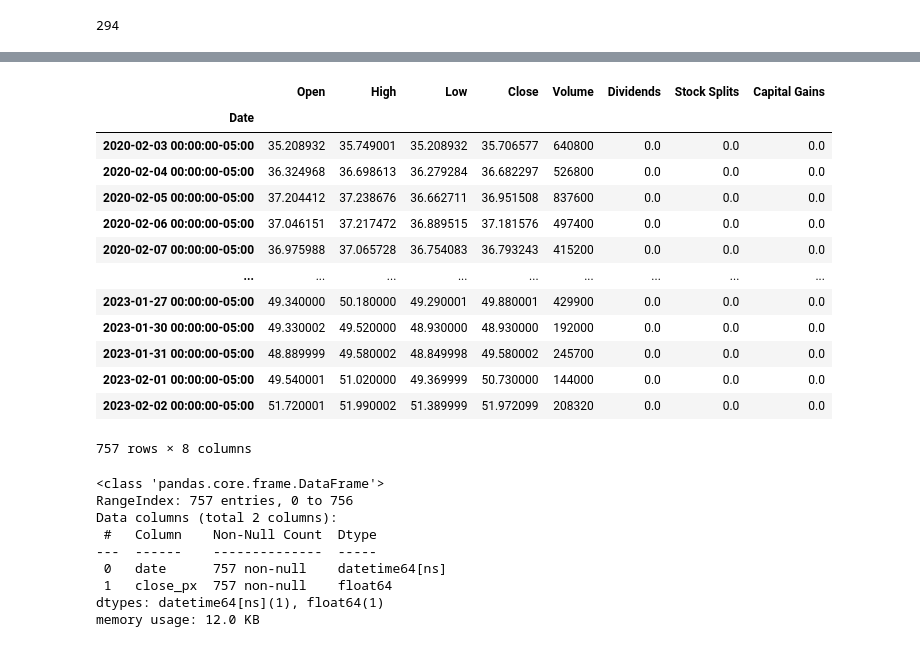
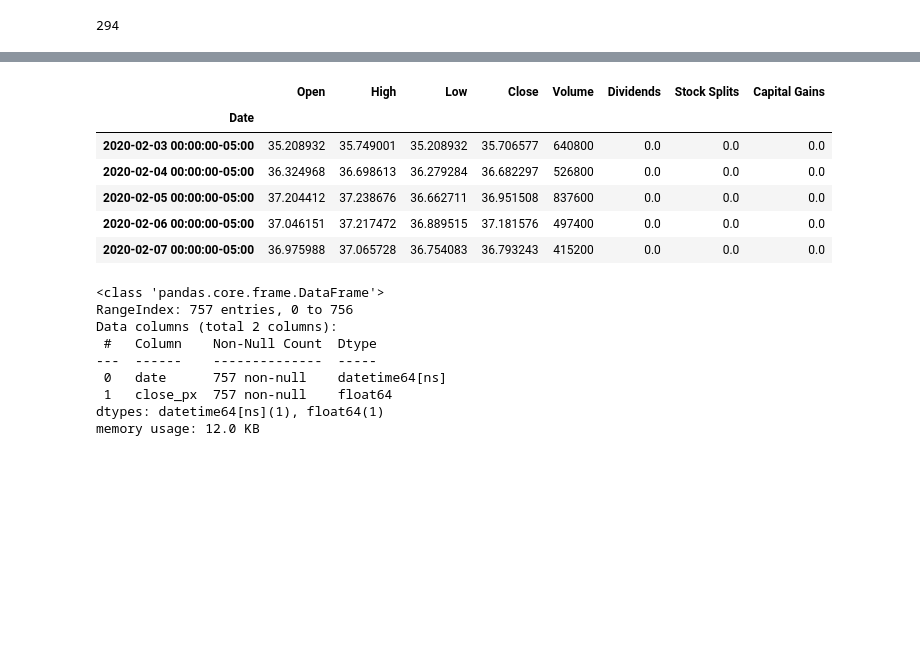
Before and after one commit to ntdoris/tech-layoffs-dashboard, a Jupyter notebook: modeling.ipynb, the cells around one changed output, grey strips where cells are left out. Saved outputs shown, nothing was run; the diff lists cells and outputs as text; code cells hidden in the pictures; blank space fills up the shorter version.

```diff
--- a/modeling.ipynb
+++ b/modeling.ipynb
@@ -506,22 +455,15 @@ memory usage: 261.8+ KB
 ixn = yf.Ticker("IXN")
 hist = ixn.history(period="3y")
 # %%
-hist
+hist.head()
 # %% [output]
 |  | Open | High | Low | Close | Volume | Dividends | Stock Splits | Capital Gains |
 | Date |  |  |  |  |  |  |  |  |
 | 2020-02-03 00:00:00-05:00 | 35.208932 | 35.749001 | 35.208932 | 35.706577 | 640800 | 0.0 | 0.0 | 0.0 |
 | 2020-02-04 00:00:00-05:00 | 36.324968 | 36.698613 | 36.279284 | 36.682297 | 526800 | 0.0 | 0.0 | 0.0 |
 | 2020-02-05 00:00:00-05:00 | 37.204412 | 37.238676 | 36.662711 | 36.951508 | 837600 | 0.0 | 0.0 | 0.0 |
 | 2020-02-06 00:00:00-05:00 | 37.046151 | 37.217472 | 36.889515 | 37.181576 | 497400 | 0.0 | 0.0 | 0.0 |
 | 2020-02-07 00:00:00-05:00 | 36.975988 | 37.065728 | 36.754083 | 36.793243 | 415200 | 0.0 | 0.0 | 0.0 |
-| ... | ... | ... | ... | ... | ... | ... | ... | ... |
-| 2023-01-27 00:00:00-05:00 | 49.340000 | 50.180000 | 49.290001 | 49.880001 | 429900 | 0.0 | 0.0 | 0.0 |
-| 2023-01-30 00:00:00-05:00 | 49.330002 | 49.520000 | 48.930000 | 48.930000 | 192000 | 0.0 | 0.0 | 0.0 |
-| 2023-01-31 00:00:00-05:00 | 48.889999 | 49.580002 | 48.849998 | 49.580002 | 245700 | 0.0 | 0.0 | 0.0 |
-| 2023-02-01 00:00:00-05:00 | 49.540001 | 51.020000 | 49.369999 | 50.730000 | 144000 | 0.0 | 0.0 | 0.0 |
-| 2023-02-02 00:00:00-05:00 | 51.720001 | 51.990002 | 51.389999 | 51.972099 | 208320 | 0.0 | 0.0 | 0.0 |
-757 rows × 8 columns
 # %%
 tech_stocks = hist['Close'].reset_index()
 #tech_stocks['Date'][0].replace(tzinfo=None)
```
Also changed, not shown: parts of 69 cells of this notebook.
